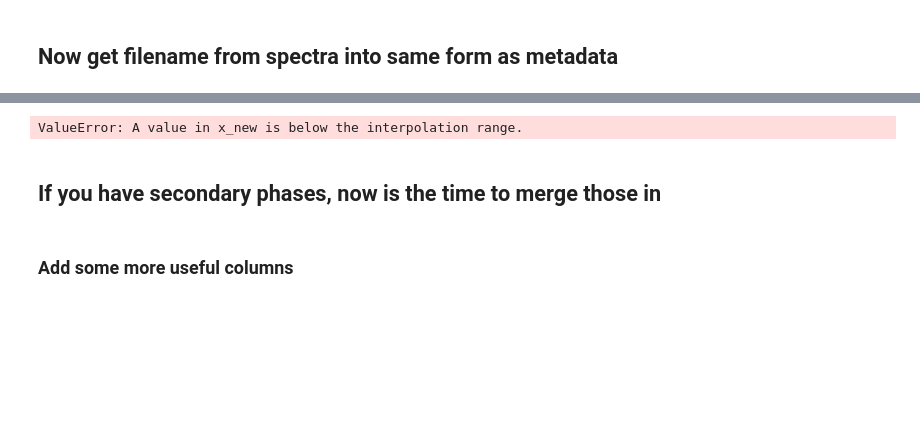
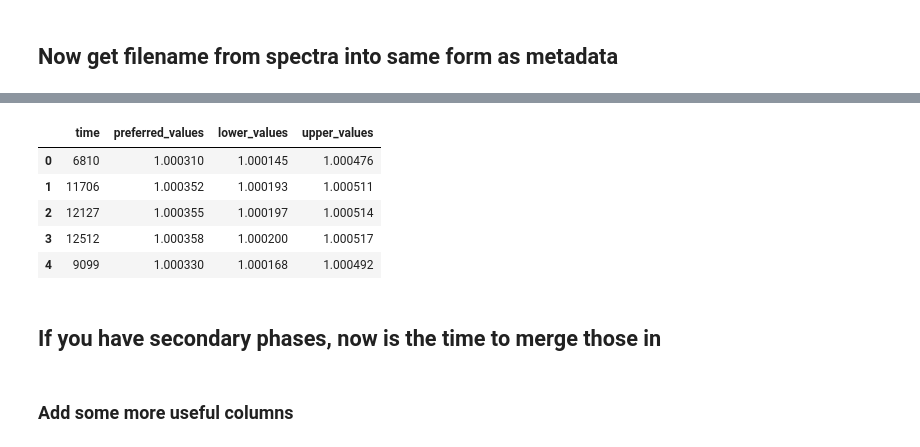
Before and after one commit to PennyWieser/DiadFit, a Jupyter notebook: docs/Examples/Example1c_HORIBA_Calibration/Step4_Stitch_Outputs_Together.ipynb, the cells around one changed output, grey strips where cells are left out. Drawn from its saved outputs; the diff is of its cells as text; code cells hidden in the pictures; blank space fills up the shorter version.

```diff
--- a/docs/Examples/Example1c_HORIBA_Calibration/Step4_Stitch_Outputs_Together.ipynb
+++ b/docs/Examples/Example1c_HORIBA_Calibration/Step4_Stitch_Outputs_Together.ipynb
@@ -160,14 +159,20 @@ df_combo.head()
 # %%
-from pickle import load
-import pickle
-import os
-pickle_path=os.getcwd()
-file_pkl=pickle_path + '/' + 'Ne_Line_Regression_Example_cali.pck'
-with open(file_pkl, 'rb') as file_handle:
-    my_loaded_model = pickle.load(file_handle)
+Ne_corr=pf.calculate_Ne_corr_std_err_values(pickle_str='polyfit_data.pkl',
+    new_x=df_combo['sec since midnight'], N_poly=2, CI=0.67)
+Ne_corr.head()
+# %% [output]
+|  | time | preferred_values | lower_values | upper_values |
+| 0 | 6810 | 1.000310 | 1.000145 | 1.000476 |
+| 1 | 11706 | 1.000352 | 1.000193 | 1.000511 |
+| 2 | 12127 | 1.000355 | 1.000197 | 1.000514 |
+| 3 | 12512 | 1.000358 | 1.000200 | 1.000517 |
+| 4 | 9099 | 1.000330 | 1.000168 | 1.000492 |
 # %%
-df_combo['Ne_Correction']=my_loaded_model(df_combo['sec since midnight'])
-df_combo.insert(1,'Corrected_Splitting', df_combo['Ne_Correction']*df_combo['Splitting'])
+
+split_err=pf.propagate_errors_for_splitting(Ne_corr, df_combo)
+df_combo_out=df_combo.copy()
+df_combo_out.insert(1, 'Corrected_Splitting', df_combo['Splitting']*Ne_corr['preferred_values'])
+df_combo_out.insert(2, 'Corr_Split+1σ', df_combo_out['Corrected_Splitting']+split_err)
+df_combo_out.insert(3, 'Corr_Split-1σ',df_combo_out['Corrected_Splitting']-split_err)
+df_combo_out.insert(4, 'Corr_Split_1σ_val', split_err)
-# %% [output]
-ValueError: A value in x_new is below the interpolation range.
 # %%
```
Also changed, not shown: parts of 18 cells of this notebook, 8 other files.
